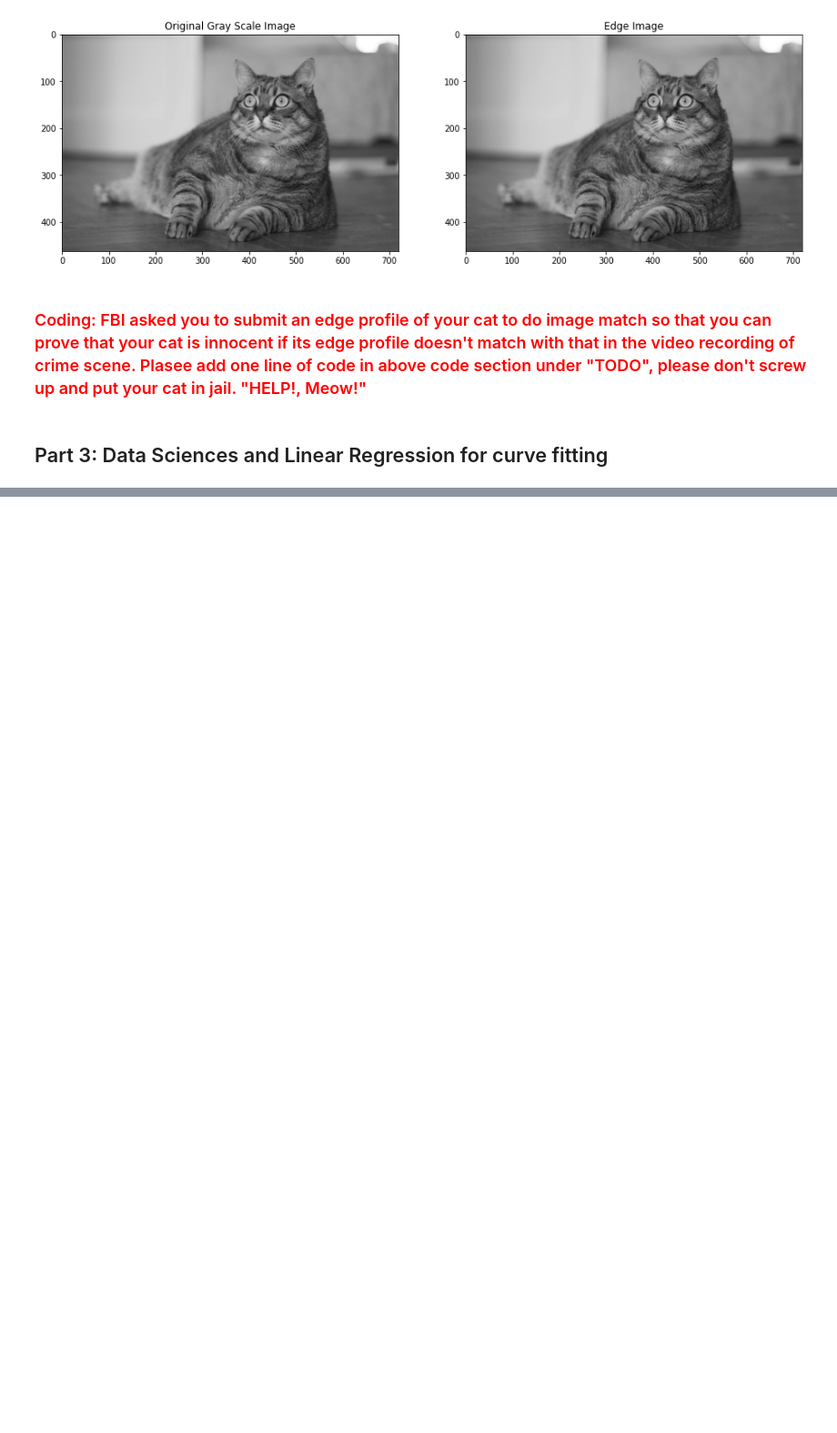
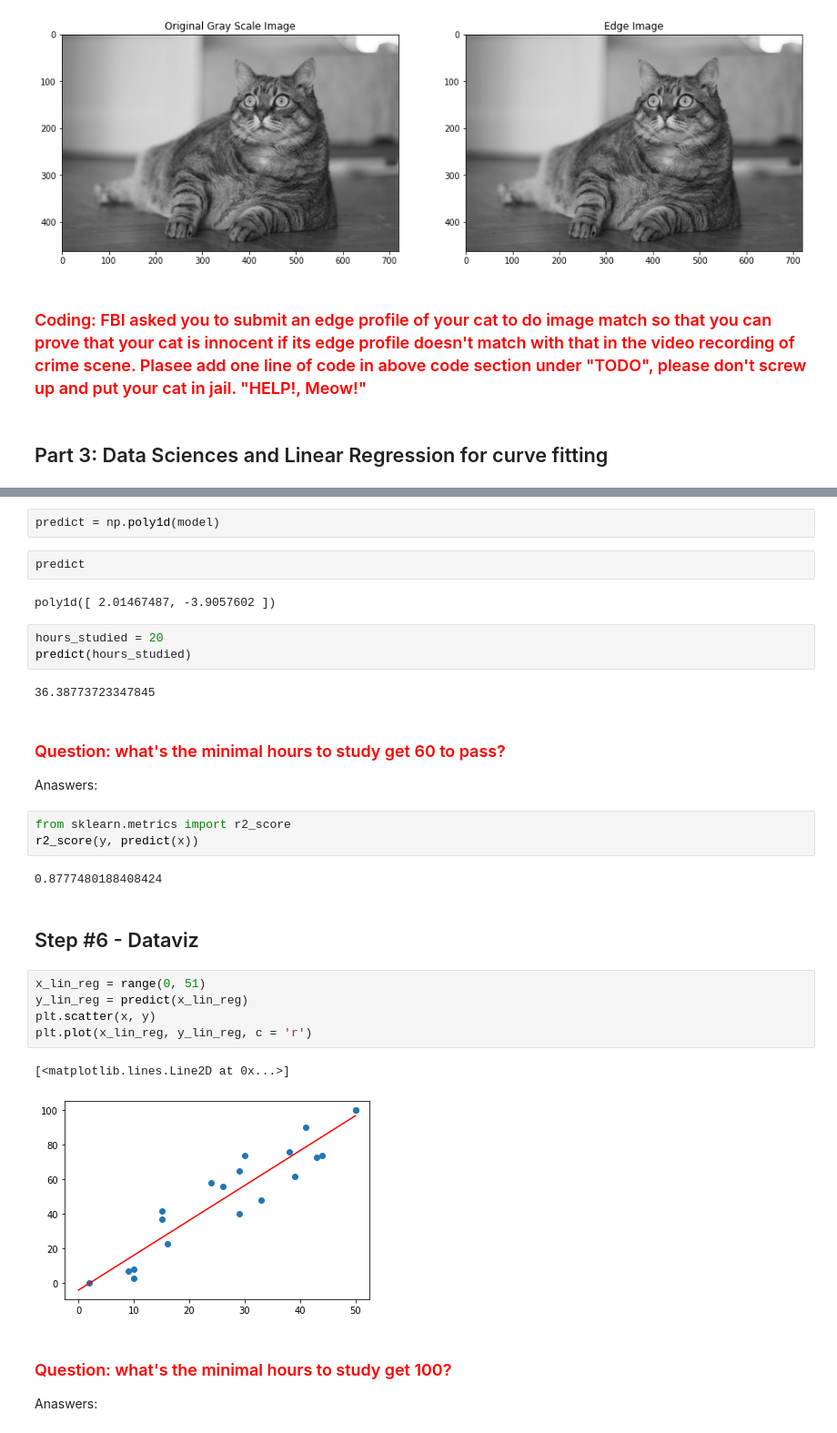
Before and after one commit to chuanqichen/AI_is_Math, a Jupyter notebook: midterm/mid_term.ipynb, the cells around one changed output, grey strips where cells are left out. Shown at 91% size. Cells and saved outputs as stored; diff of their text form; blank space fills up the shorter version.

```diff
--- a/midterm/mid_term.ipynb
+++ b/midterm/mid_term.ipynb
@@ -297,0 +336,36 @@ plt.show()
+# %%
+predict = np.poly1d(model)
+# %%
+predict
+# %% [output]
+poly1d([ 2.01467487, -3.9057602 ])
+# %%
+hours_studied = 20
+predict(hours_studied)
+# %% [output]
+36.38773723347845
+# %% [markdown]
+### <font color='red'>Question: what's the minimal hours to study get 60 to pass? </font>
+
+
+Anaswers:
+# %%
+from sklearn.metrics import r2_score
+r2_score(y, predict(x))
+# %% [output]
+0.8777480188408424
+# %% [markdown]
+## Step \#6 - Dataviz
+# %%
+x_lin_reg = range(0, 51)
+y_lin_reg = predict(x_lin_reg)
+plt.scatter(x, y)
+plt.plot(x_lin_reg, y_lin_reg, c = 'r')
+# %% [output]
+[<matplotlib.lines.Line2D at 0x...>]
+[figure, added]
+# %% [markdown]
+### <font color='red'>Question: what's the minimal hours to study get 100? </font>
+
+
+Anaswers:
```
Also changed, not shown: parts of 12 cells of this notebook.
